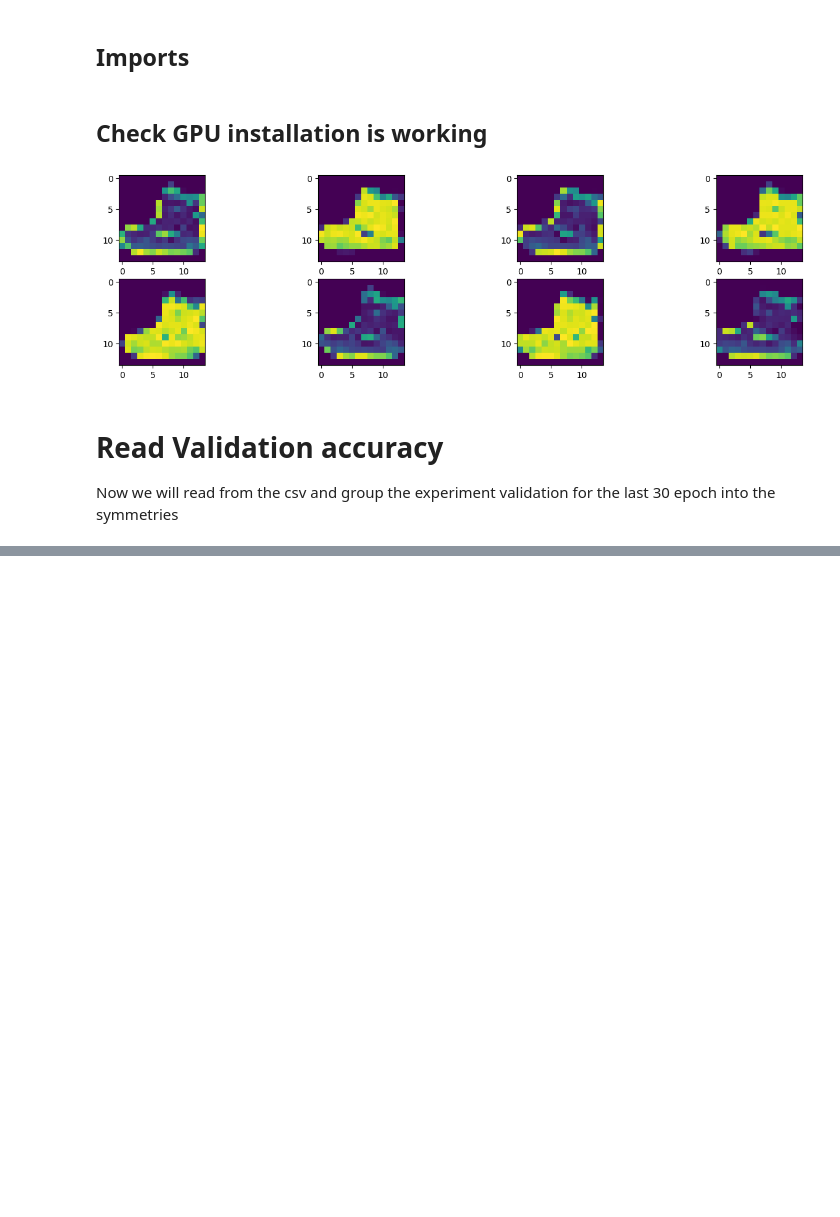
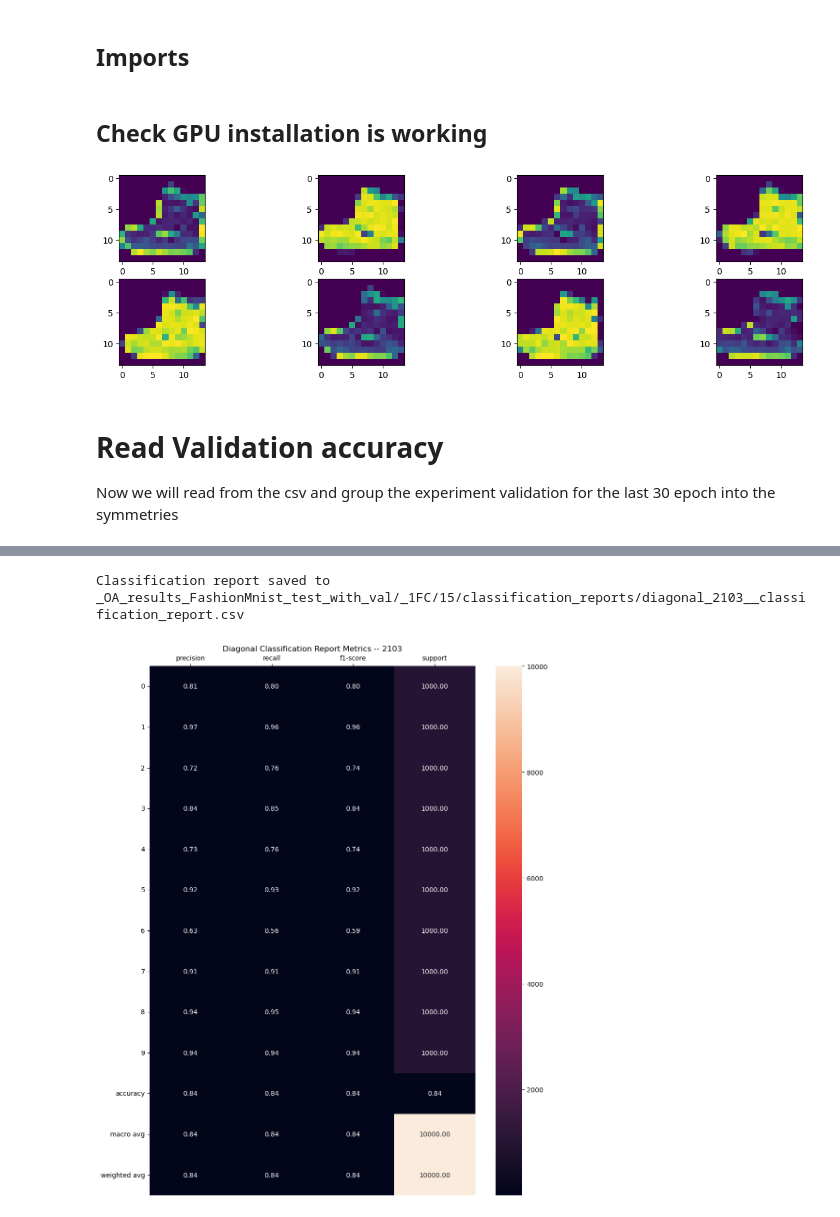
Before and after one commit to TheOpenSI/QML-QPF, a Jupyter notebook: Other_Grayscale_datastes_results/Fashion_Mnist/Notebooks/Fashion_mnist.ipynb, the cells around one changed output, grey strips where cells are left out. Saved outputs shown, nothing was run; the diff lists cells and outputs as text; code cells hidden in the pictures; blank space fills up the shorter version.

```diff
--- a/Other_Grayscale_datastes_results/Fashion_Mnist/Notebooks/Fashion_mnist.ipynb
+++ b/Other_Grayscale_datastes_results/Fashion_Mnist/Notebooks/Fashion_mnist.ipynb
@@ -331,0 +651,79 @@ plt.show()
+# %%
+from sklearn.metrics import classification_report
+
+# # creating a folder inside test_data folder to save the classification reports with name = number of Fully Connected FC layer used.
+# test_folder_path = test_layer.name + "/" + run_subfolder
+# create_folder(test_folder_path)
+# creating a folder inside test_data folder to save the classification reports
+folder_path = test_folder_path  + "classification_reports"
+create_folder(folder_path)
+
+
+def save_classification_report_image(df_report, symmetry, label, folder_path, class_names=class_names):
+    """ Function to save each classification report as an image with symmetry name and configuration e.g. 0123"""
+    # extension for the files
+    classification_report_image_extension = "_classification_report.png"
+    try:
+        plt.figure(figsize=(10, len(class_names) + 2))
+        sns.heatmap(df_report,
+                    annot=True,
+                    fmt=".2f",
+                    cbar=True)
+
+        plt.title(f"{symmetry.capitalize()} Classification Report Metrics -- {label}")
+        # Move x-axis labels to the top
+        plt.tick_params(axis='x', which='major', top=True, bottom=False, labeltop=True, labelbottom=False)
+        plt.xticks(rotation=0, ha='center') # Adjust rotation as needed
+
+        # Save classification report as image
+        file_name = f"{folder_path}/{symmetry}_{label}_{classification_report_image_extension}"
+        plt.tight_layout()
+        plt.savefig(file_name, dpi=300, bbox_inches='tight')
+        plt.show()
+        print(f"Successfully classification report saved to {file_name}")
+    except Exception as e:
+        print(f"An error occurred while creating and saving the classification report: {e}")
+
+
+
+
+def create_save_classification_report(Y_pred, symmetry, label, test_labels=test_labels, folder_path=folder_path):
+   # extension for classification reports inside the above folder
+   classification_report_file_extension = "_classification_report.csv"
+
+   try:
+      # building report
+      report = classification_report(y_true=test_labels,
+                                    y_pred=Y_pred,
+                                    output_dict=True
+                                    )
+      df_report = pd.DataFrame(report).transpose()
+
+      # Save the DataFrame to a CSV file
+      file_name = f"{folder_path}/{symmetry}_{label}_{classification_report_file_extension}"
+      df_report.to_csv(file_name)
+      print(f"Classification report saved to {file_name}")
+      # save classification report as image
+      save_classification_report_image(df_report=df_report, symmetry=symmetry, label=label, folder_path=folder_path)
+      #
+      print("#"*70)
+      print("\n")
+
+      print(f" Classification Report for {symmetry}")
+      print("\n")
+      print(report)
+      print("#"*70)
+      print("\n")
+   except Exception as e:
+        print(f"An error occurred while creating and saving the classification report: {e}")
+
+
+
+for symmetry, value in Models_dict.items():
+    create_save_classification_report(symmetry=symmetry, label=value["label"], Y_pred=value["pred"])
+
+print("#"*70)
+print("End!")
+# %% [output]
+Classification report saved to _OA_results_FashionMnist_test_with_val/_1FC/15/classification_reports/diagonal_2103__classification_report.csv
+[figure, added]
```
Also changed, not shown: parts of 20 cells of this notebook, 2 other files.
